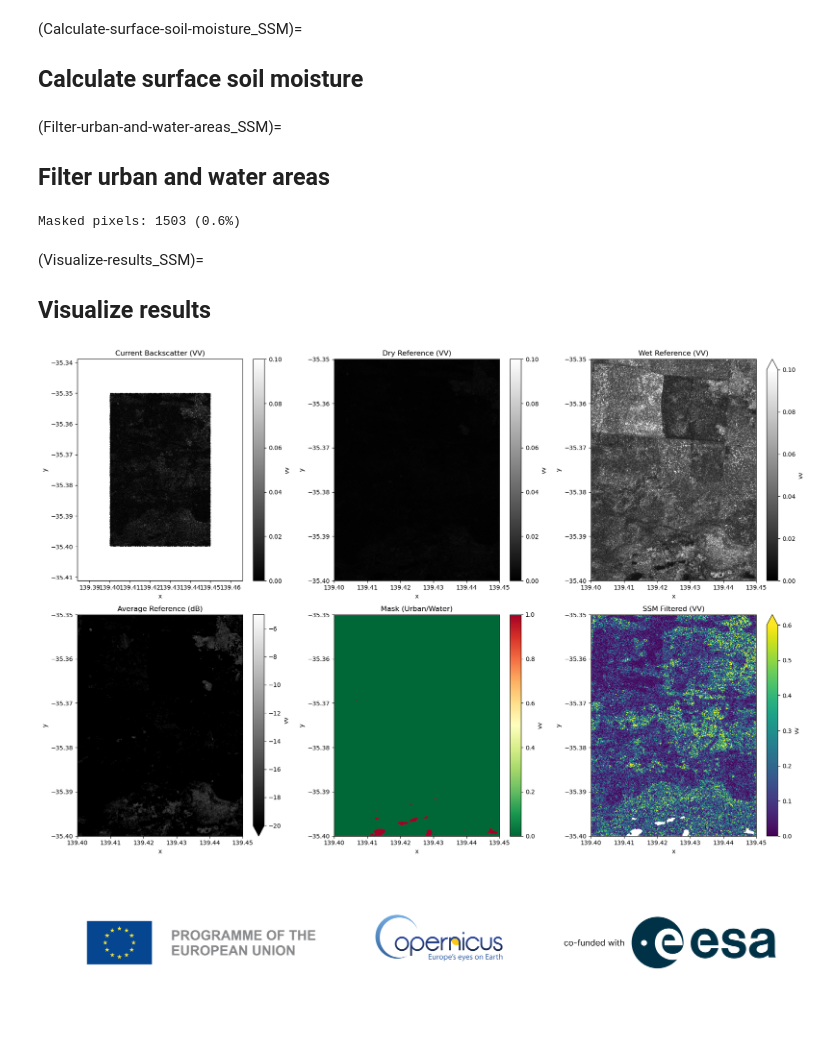
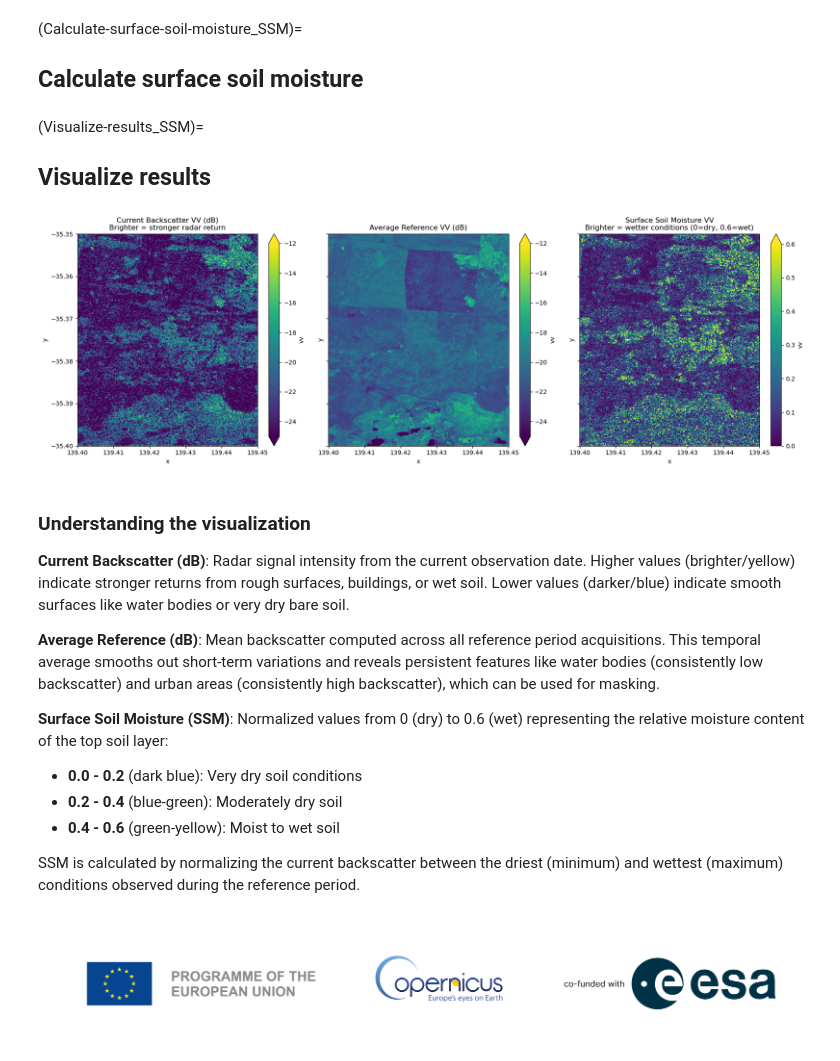
Before and after one commit to EOPF-Sample-Service/eopf-sample-notebooks, a Jupyter notebook: notebooks/Sentinel-1/Sentinel-1_Soil_moisture.ipynb, the cells around one changed output. Drawn from its saved outputs; the diff is of its cells as text; code cells hidden in the pictures; blank space fills up the shorter version.

Commit message:
link function explanations, fix visualization size, convert to dB only, remove masking, add result explanation

```diff
--- a/notebooks/Sentinel-1/Sentinel-1_Soil_moisture.ipynb
+++ b/notebooks/Sentinel-1/Sentinel-1_Soil_moisture.ipynb
@@ -430,6 +438,3 @@ SSM_vh = (sigma_0_current.vh - dry_ref.vh) / (wet_ref.vh - dry_ref.vh)
 # Clip to [0, 1] range
 SSM_vv = SSM_vv.clip(0, 1)
 SSM_vh = SSM_vh.clip(0, 1)
-# %% [markdown]
-(Filter-urban-and-water-areas_SSM)=
-## Filter urban and water areas
@@ -440,15 +441,3 @@ average_ref_db = 10 * np.log10(average_ref)
-# %%
-VV_db = average_ref_db.vv
-mask = (VV_db > -13) | (VV_db < -24)
-
-# Apply mask to SSM (mask out urban and water areas)
-SSM_vv_filtered = SSM_vv.where(~mask)
-
-pixels_masked = int(mask.sum().values)
-total_pixels = int(mask.size)
-print(f"\nMasked pixels: {pixels_masked} ({100*pixels_masked/total_pixels:.1f}%)")
-# %% [output]
-Masked pixels: 1503 (0.6%)
 # %% [markdown]
 (Visualize-results_SSM)=
 ## Visualize results
@@ -455,33 +448,46 @@ Masked pixels: 1503 (0.6%)
 # %%
-fig, axes = plt.subplots(2, 3, figsize=(18, 12))
+# Convert current observation to dB for consistent visualization
+sigma_0_current_db = 10 * np.log10(sigma_0_current)
 
-sigma_0_current.vv.plot.imshow(
-    ax=axes[0, 0], vmin=0, vmax=0.1, cmap="gray", add_colorbar=True
+fig, axes = plt.subplots(1, 3, figsize=(18, 6), sharex=True, sharey=True)
+
+# Current observation in dB (higher = brighter/more reflection)
+sigma_0_current_db.vv.plot.imshow(
+    ax=axes[0], vmin=-25, vmax=-12, cmap="viridis", add_colorbar=True
 )
-axes[0, 0].set_title("Current Backscatter (VV)", fontsize=12)
+axes[0].set_title(
+    "Current Backscatter VV (dB)\nBrighter = stronger radar return", fontsize=12
+)
 
-dry_ref.vv.plot.imshow(ax=axes[0, 1], vmin=0, vmax=0.1, cmap="gray", add_colorbar=True)
-axes[0, 1].set_title("Dry Reference (VV)", fontsize=12)
+# Average reference in dB (used for masking)
+average_ref_db.vv.plot.imshow(
+    ax=axes[1], vmin=-25, vmax=-12, cmap="viridis", add_colorbar=True
+)
+axes[1].set_title("Average Reference VV (dB)", fontsize=12)
 
-wet_ref.vv.plot.imshow(ax=axes[0, 2], vmin=0, vmax=0.1, cmap="gray", add_colorbar=True)
-axes[0, 2].set_title("Wet Reference (VV)", fontsize=12)
-
-average_ref_db.vv.plot.imshow(
-    ax=axes[1, 0], vmin=-20, vmax=-5, cmap="gray", add_colorbar=True
+# Surface Soil Moisture (0 = dry, 0.6 = wet)
+SSM_vv.plot.imshow(ax=axes[2], vmin=0, vmax=0.6, cmap="viridis", add_colorbar=True)
+axes[2].set_title(
+    "Surface Soil Moisture VV\nBrighter = wetter conditions (0=dry, 0.6=wet)",
+    fontsize=12,
 )
-axes[1, 0].set_title("Average Reference (dB)", fontsize=12)
-
-mask.plot.imshow(ax=axes[1, 1], cmap="RdYlGn_r", add_colorbar=True)
-axes[1, 1].set_title("Mask (Urban/Water)", fontsize=12)
-
-SSM_vv_filtered.plot.imshow(
-    ax=axes[1, 2], vmin=0, vmax=0.6, cmap="viridis", add_colorbar=True
-)
-axes[1, 2].set_title("SSM Filtered (VV)", fontsize=12)
 
 plt.tight_layout()
 plt.show()
 # %% [output]
-[figure, old version]
+[figure, new version]
+# %% [markdown]
+### Understanding the visualization
+
+**Current Backscatter (dB)**: Radar signal intensity from the current observation date. Higher values (brighter/yellow) indicate stronger returns from rough surfaces, buildings, or wet soil. Lower values (darker/blue) indicate smooth surfaces like water bodies or very dry bare soil.
+
+**Average Reference (dB)**: Mean backscatter computed across all reference period acquisitions. This temporal average smooths out short-term variations and reveals persistent features like water bodies (consistently low backscatter) and urban areas (consistently high backscatter), which can be used for masking.
+
+**Surface Soil Moisture (SSM)**: Normalized values from 0 (dry) to 0.6 (wet) representing the relative moisture content of the top soil layer:
+- **0.0 - 0.2** (dark blue): Very dry soil conditions
+- **0.2 - 0.4** (blue-green): Moderately dry soil
+- **0.4 - 0.6** (green-yellow): Moist to wet soil
+
+SSM is calculated by normalizing the current backscatter between the driest (minimum) and wettest (maximum) conditions observed during the reference period.
 # %% [markdown]
 <img src='embedded-picture-1' />
```
Also changed, not shown: parts of 8 cells of this notebook.
